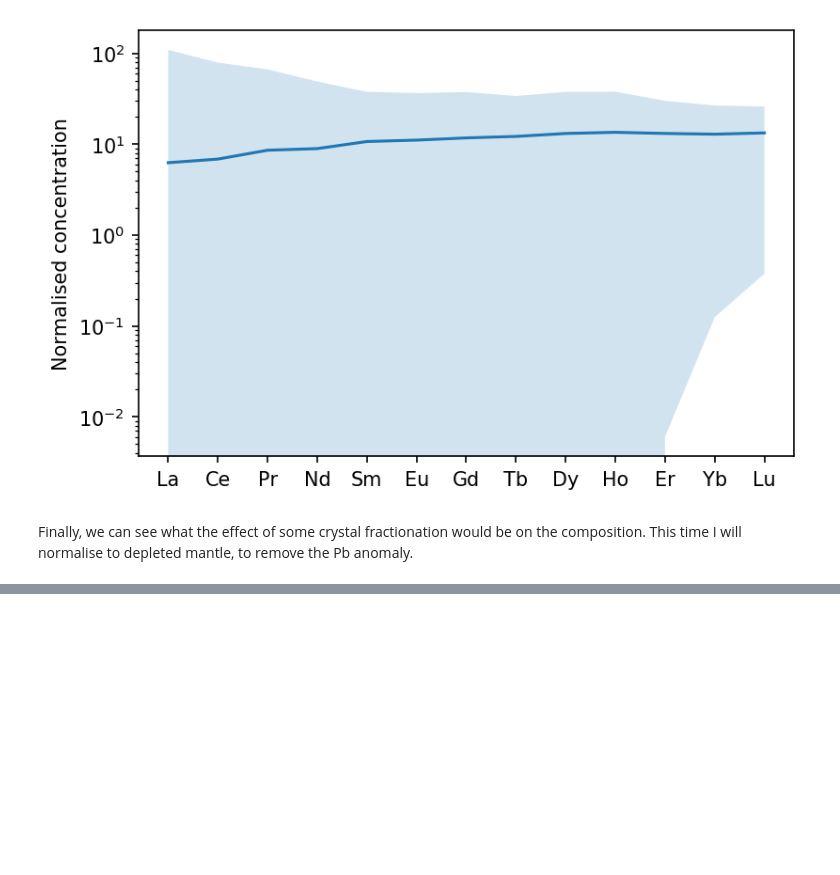
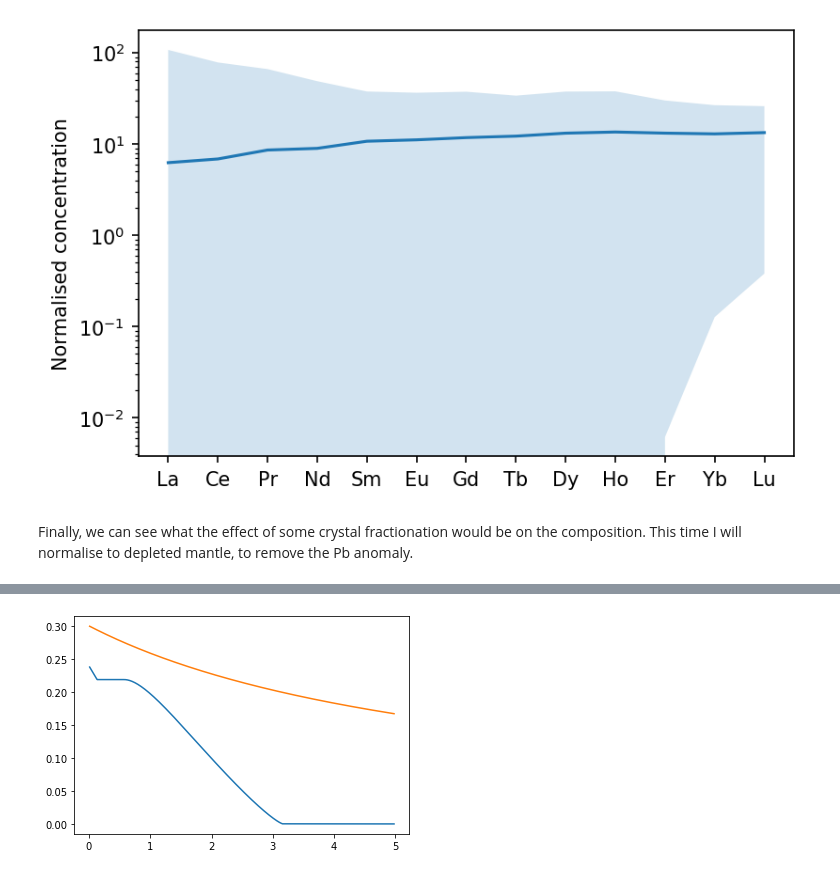
Before and after one commit to simonwmatthews/pyMelt, a Jupyter notebook: docs/tutorial/tutorial3.ipynb, the cells around one changed output, grey strips where cells are left out. Saved outputs shown, nothing was run; the diff lists cells and outputs as text; code cells hidden in the pictures; blank space fills up the shorter version.

```diff
--- a/docs/tutorial/tutorial3.ipynb
+++ b/docs/tutorial/tutorial3.ipynb
@@ -99,0 +246,9 @@ Crystallising olivine and plagioclase has enriched the melt in trace elements, w
+# %%
+f,a = plt.subplots()
+a.plot(oi_col.P, oi_col.lithologies['lz'].F)
+a.plot(oi_col.P, lz._FcpxOut(oi_col.P))
+# a.plot(oi_col.P, lz._Fcpx(oi_col.T, oi_col.P))
+# a.plot(oi_col.P, lz._Fopx(oi_col.T, oi_col.P))
+plt.show()
+# %% [output]
+[figure, added]
```
Also changed, not shown: parts of 31 cells of this notebook, 4 other files.
